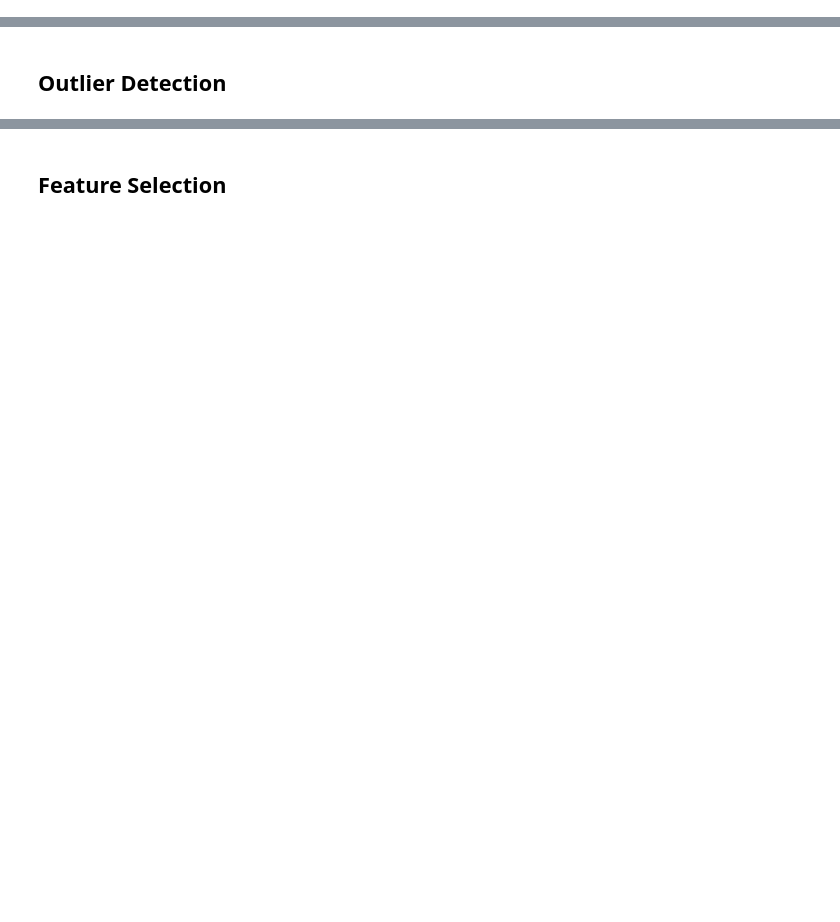
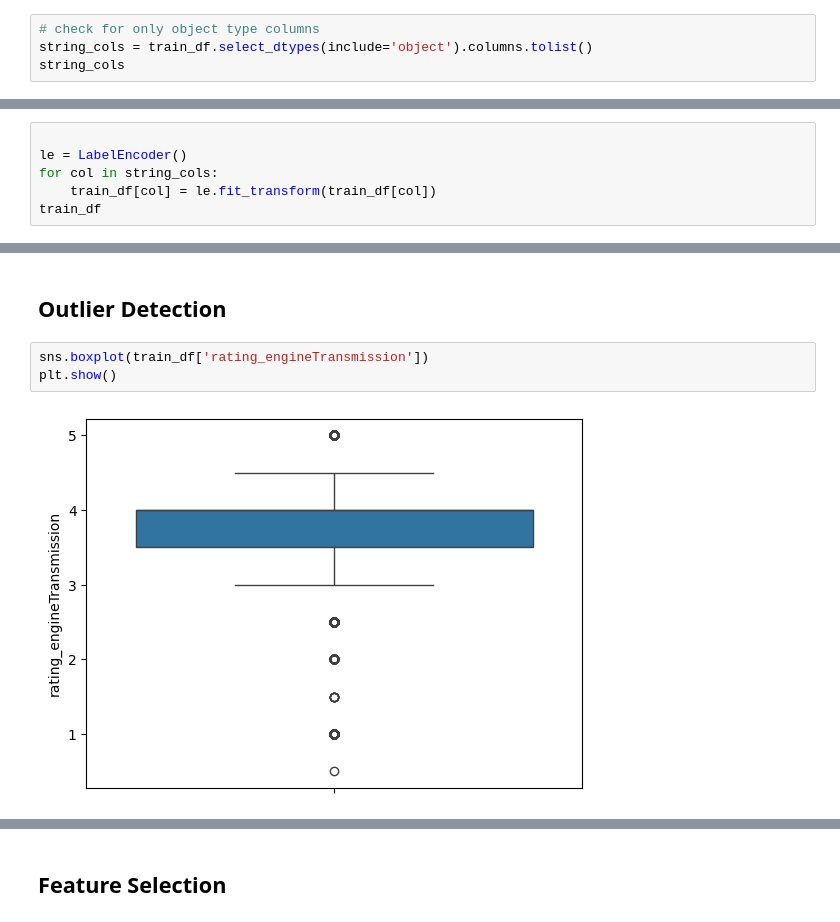
Before and after one commit to indhra/ML_Learnings, a Jupyter notebook: cars24/assignment_1.ipynb, the cells around one changed output, grey strips where cells are left out. Drawn from its saved outputs; the diff is of its cells as text; blank space fills up the shorter version.

```diff
--- a/cars24/assignment_1.ipynb
+++ b/cars24/assignment_1.ipynb
@@ -187,0 +233,4 @@ dtype: int64
+# %%
+# check for only object type columns
+string_cols = train_df.select_dtypes(include='object').columns.tolist()
+string_cols
@@ -187,0 +255,6 @@ dtype: int64
+# %%
+
+le = LabelEncoder()
+for col in string_cols:
+    train_df[col] = le.fit_transform(train_df[col])
+train_df
@@ -188,2 +275,7 @@ dtype: int64
 # %% [markdown]
 ## Outlier Detection
+# %%
+sns.boxplot(train_df['rating_engineTransmission'])
+plt.show()
+# %% [output]
+[figure, added]
```
Also changed, not shown: parts of 33 cells of this notebook, 1 other file.
